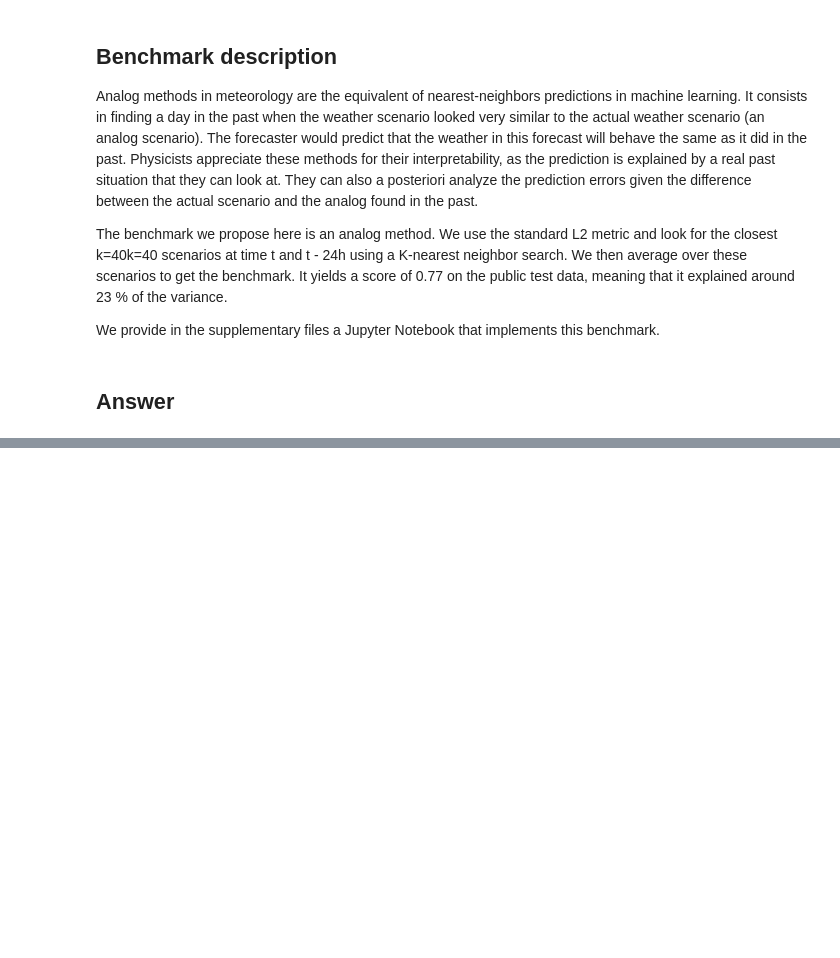
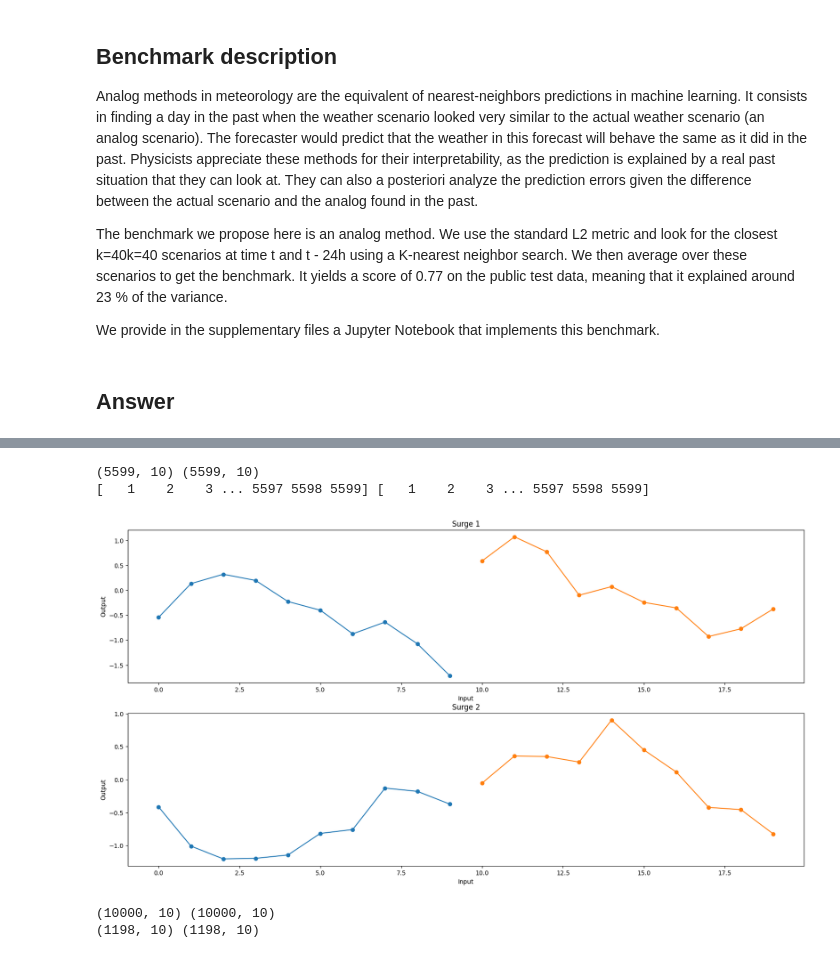
Before and after one commit to Entador/can-you-predict-the-tide, a Jupyter notebook: prediction.ipynb, the cells around one changed output, grey strips where cells are left out. Drawn from its saved outputs; the diff is of its cells as text; code cells hidden in the pictures; blank space fills up the shorter version.

```diff
--- a/prediction.ipynb
+++ b/prediction.ipynb
@@ -120,6 +122,11 @@ Image(url=os.path.join('assets', 'images', f'surge_sample.gif'), width=500)
 # %%
 x_surge1 = X_train['surge1_input']  # (5599, 10)
 x_surge2 = X_train['surge2_input']  # (5599, 10)
+
+x_surge1_times = X_train['t_surge1_input']  # (5599, 10)
+x_surge2_times = X_train['t_surge2_input']  # (5599, 10)
+
+x_surge_ids = X_train['id_sequence']
 
 # x_slp = X_train['slp']       # (5599, 40, 41, 41)
 # x_slp = x_slp[:, ::4, :, :]  # (5599, 10, 41, 41)
@@ -127,4 +134,13 @@ x_surge2 = X_train['surge2_input']  # (5599, 10)
 y_surge1 = np.array([Y_train[f'surge1_t{i}'] for i in range(10)]).T  # (5599, 10)
 y_surge2 = np.array([Y_train[f'surge2_t{i}'] for i in range(10)]).T  # (5599, 10)
 
+y_surge_ids = Y_train['id_sequence'].values
+
+y_surge1_expected_times = X_train['t_surge1_output']
+y_surge2_expected_times = X_train['t_surge2_output']
+
 print(x_surge1.shape, y_surge1.shape)
+print(x_surge_ids, y_surge_ids)
+# %% [output]
+(5599, 10) (5599, 10)
+[   1    2    3 ... 5597 5598 5599] [   1    2    3 ... 5597 5598 5599]
@@ -148,0 +147,38 @@ model.compile(optimizer='adam', loss='mse', metrics=['mae', 'mse'])
+# %%
+idx = 0
+
+# display (x_surge1, y_surge1) and (x_surge2, y_surge2) in a single plot
+fig, ax = plt.subplots(2, 1, figsize=(20, 10))
+ax[0].plot(range(10), x_surge1[idx], 'o-')
+ax[0].plot(range(10, 20), y_surge1[idx], 'o-')
+ax[0].set_title('Surge 1')
+ax[0].set_xlabel('Input')
+ax[0].set_ylabel('Output')
+ax[1].plot(range(10), x_surge2[idx], 'o-')
+ax[1].plot(range(10, 20), y_surge2[idx], 'o-')
+ax[1].set_title('Surge 2')
+ax[1].set_xlabel('Input')
+ax[1].set_ylabel('Output')
+plt.show()
+# %% [output]
+[figure, added]
+# %%
+# create input and output data
+X = []
+Y = []
+
+for (x1, x2, y1, y2) in zip(x_surge1, x_surge2, y_surge1, y_surge2):
+  X.append(x1)
+  X.append(x2)
+  Y.append(y1)
+  Y.append(y2)
+
+# create train and test data
+X_train, X_test = np.array(X[:10000]), np.array(X[10000:])
+Y_train, Y_test = np.array(Y[:10000]), np.array(Y[10000:])
+
+print(X_train.shape, Y_train.shape)
+print(X_test.shape, Y_test.shape)
+# %% [output]
+(10000, 10) (10000, 10)
+(1198, 10) (1198, 10)
```
Also changed, not shown: parts of 7 cells of this notebook, 1 other file.
